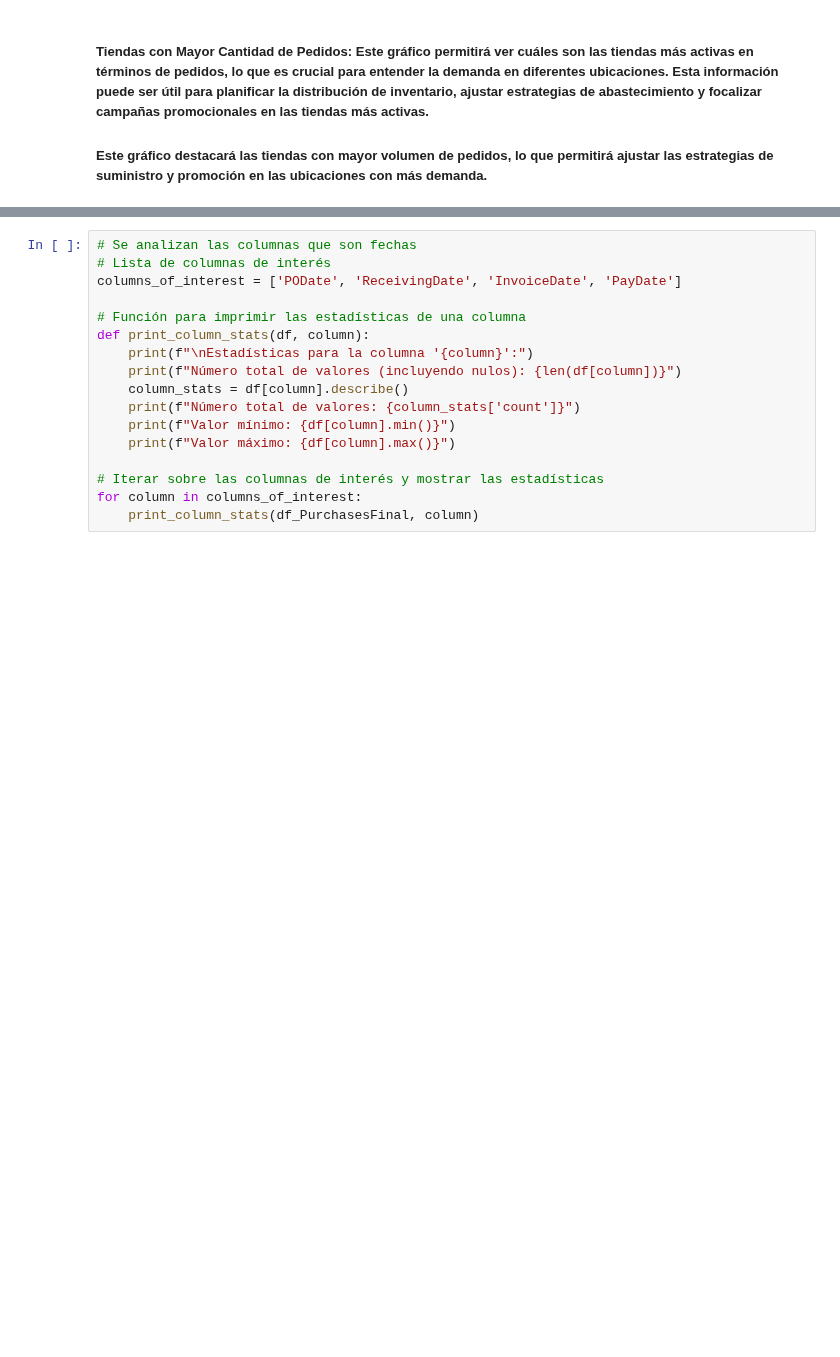
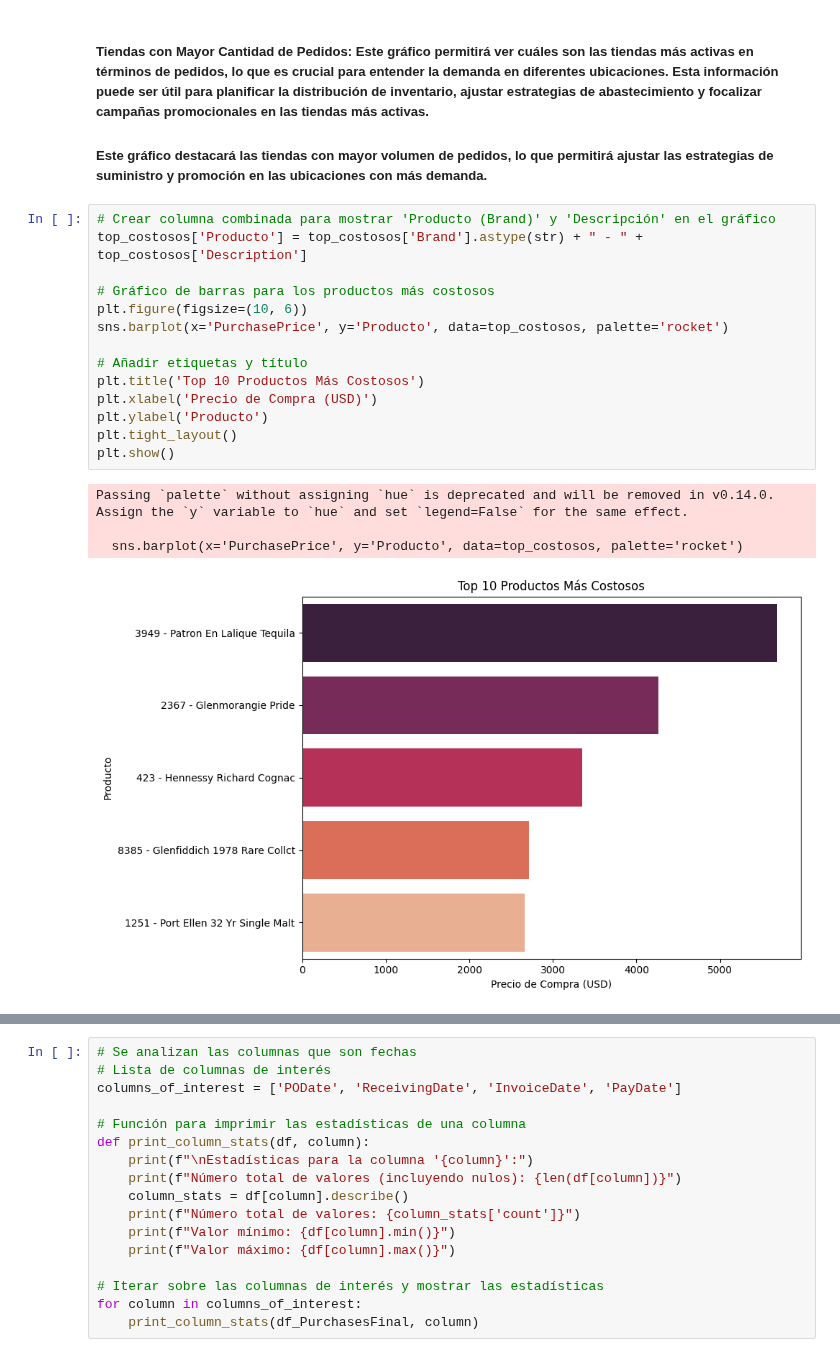
Before and after one commit to danipars/Analisis_Inventario_Distribuidora_Licores_AMCDrinks, a Jupyter notebook: EDA/ComprasFinalDetalle.ipynb, the cells around one changed output, grey strips where cells are left out. Cells and saved outputs as stored; diff of their text form; blank space fills up the shorter version.

Commit message:
Graficas Top Compras Final

```diff
--- a/EDA/ComprasFinalDetalle.ipynb
+++ b/EDA/ComprasFinalDetalle.ipynb
@@ -509,3 +509,22 @@ Passing `palette` without assigning `hue` is deprecated and will be removed in v
 # %% [markdown]
 ##### Tiendas con Mayor Cantidad de Pedidos: Este gráfico permitirá ver cuáles son las tiendas más activas en términos de pedidos, lo que es crucial para entender la demanda en diferentes ubicaciones. Esta información puede ser útil para planificar la distribución de inventario, ajustar estrategias de abastecimiento y focalizar campañas promocionales en las tiendas más activas.
 ##### Este gráfico destacará las tiendas con mayor volumen de pedidos, lo que permitirá ajustar las estrategias de suministro y promoción en las ubicaciones con más demanda.
+# %%
+# Crear columna combinada para mostrar 'Producto (Brand)' y 'Descripción' en el gráfico
+top_costosos['Producto'] = top_costosos['Brand'].astype(str) + " - " + top_costosos['Description']
+
+# Gráfico de barras para los productos más costosos
+plt.figure(figsize=(10, 6))
+sns.barplot(x='PurchasePrice', y='Producto', data=top_costosos, palette='rocket')
+
+# Añadir etiquetas y título
+plt.title('Top 10 Productos Más Costosos')
+plt.xlabel('Precio de Compra (USD)')
+plt.ylabel('Producto')
+plt.tight_layout()
+plt.show()
+# %% [output]
+Passing `palette` without assigning `hue` is deprecated and will be removed in v0.14.0. Assign the `y` variable to `hue` and set `legend=False` for the same effect.
+
+  sns.barplot(x='PurchasePrice', y='Producto', data=top_costosos, palette='rocket')
+[figure, added]
```
Also changed, not shown: parts of 3 cells of this notebook.
